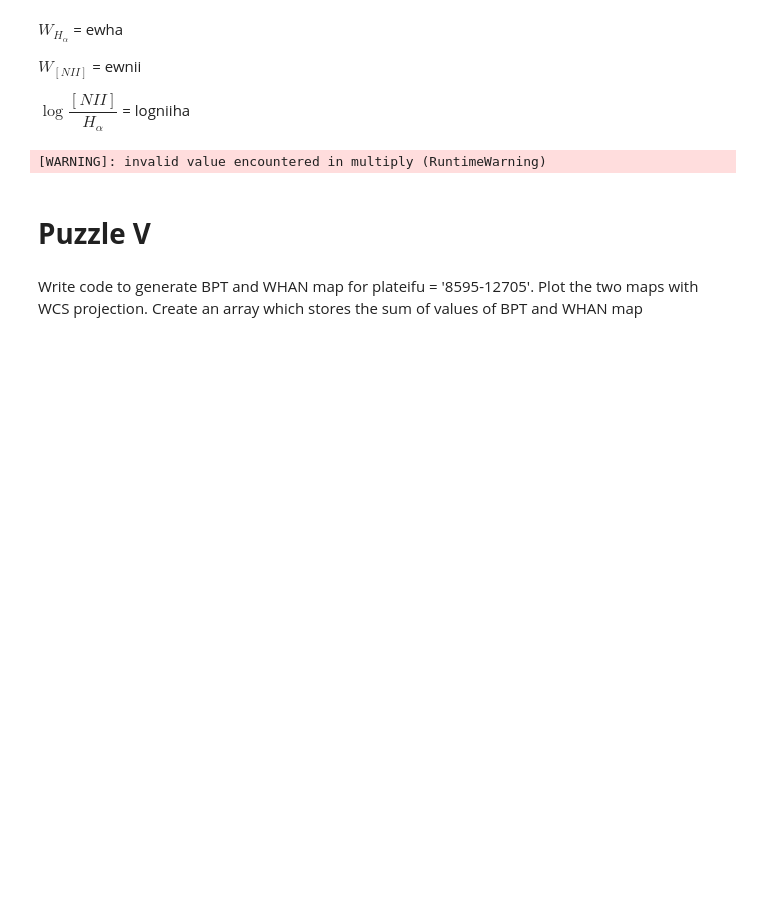
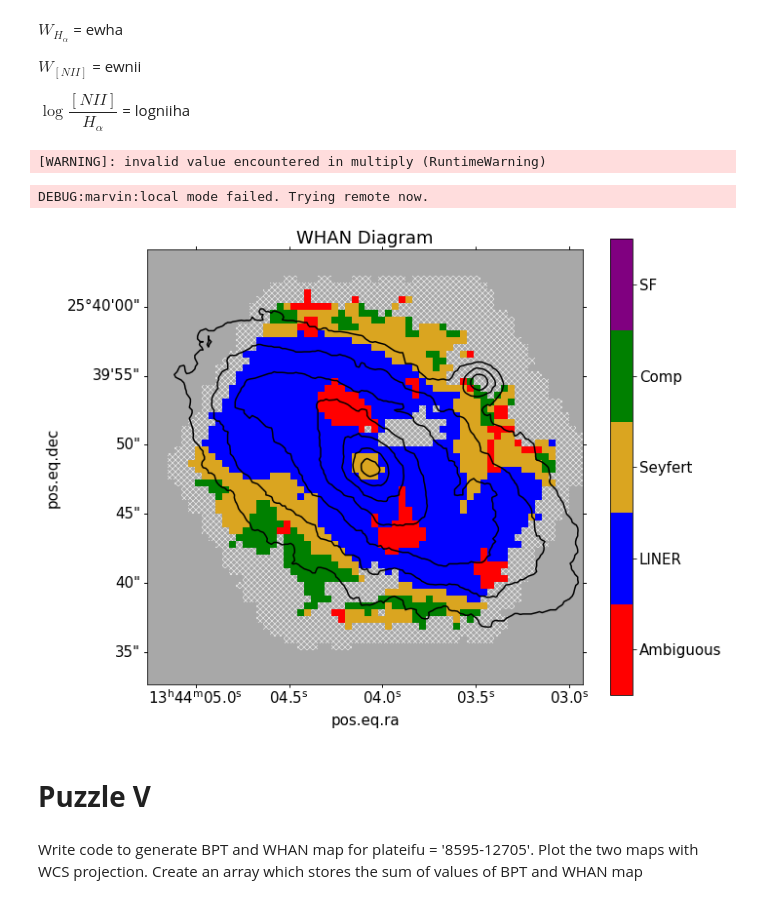
Before and after one commit to rahule-1999/DDA-python, a Jupyter notebook: Week_2/Module_2_2_Contour_Overlay_and_Emission_Line_Diagnostic_Maps.ipynb, the cells around one changed output. Saved outputs shown, nothing was run; the diff lists cells and outputs as text; code cells hidden in the pictures; blank space fills up the shorter version.

```diff
--- a/Week_2/Module_2_2_Contour_Overlay_and_Emission_Line_Diagnostic_Maps.ipynb
+++ b/Week_2/Module_2_2_Contour_Overlay_and_Emission_Line_Diagnostic_Maps.ipynb
@@ -380,12 +359,12 @@ Follow the instructions and complete the code to generate WHAN map
 maps = Maps(plateifu='8443-9101')
 
 # WHAN
-nii =                             # Get emline gaussian flux of nii with wavelength 6585
-ha =                              # Get emline gaussian flux of H alpha  with wavelength 6564
+nii = maps['emline_gflux_nii_6585']                             # Get emline gaussian flux of nii with wavelength 6585
+ha =  maps['emline_gflux_ha_6564']                            # Get emline gaussian flux of H alpha  with wavelength 6564
 niiha = nii/ha
 
-ewha =                            # Get emline_sew of H alpha  with wavelength 6564
-ewnii =                          # Get emline_sew of nii with wavelength 6585
+ewha = maps['emline_sew_ha_6564']                           # Get emline_sew of H alpha  with wavelength 6564
+ewnii = maps['emline_sew_ha_6564']                         # Get emline_sew of nii with wavelength 6585
 
 # Take the log of the NII/Ha ratio
 logniiha = np.log10(niiha.value)
@@ -405,10 +385,10 @@ $\log\dfrac{[NII]}{H_{\alpha}}$ = logniiha
 # Create the WHAN categories. Hint : Use ewha.value, ewnii.value, and logniiha
 
 psf  = (logniiha < -0.4) & (ewha.value > 3)                       # Pure Star Forming
-sagn =                                                            # Strong AGN
-wagn =                                                            # Weak AGN
-rg   =                                                            # Retired Galaxy
-pg   =                                                            # Passive Galaxy
+sagn = (logniiha > -0.4) & (ewha.value > 6)                       # Strong AGN
+wagn = (logniiha > -0.4) & ((ewha.value < 6) & (ewha.value > 3))    # Weak AGN
+rg   =  ewha.value < 3                                            # Retired Galaxy
+pg   =  (ewnii.value < 0.5) & (ewha.value < 0.5)                  # Passive Galaxy
 # %%
 # Create a custom array for a WHAN categories (we copy the EW Ha array just to get a 2d-array of the original size)
 
@@ -424,7 +404,7 @@ value[pg]   = 5     # passive galaxies
 niiha_low_snr = mapplot.mask_low_snr(niiha.value, niiha.ivar, snr_min=1)
 ewha_low_snr  = mapplot.mask_low_snr(ewha.value, ewha.ivar, snr_min=1)
 # Complete the code
-ewnii_low_snr =
+ewnii_low_snr = mapplot.mask_low_snr(ewnii.value, ewnii.ivar, snr_min=1)
 
 low_snr       = np.logical_or(niiha_low_snr, ewha_low_snr, ewnii_low_snr)
 # %% [output]
@@ -443,50 +423,54 @@ ax = fig.add_subplot(projection=maps.wcs,slices=('x','y',0))
 ax.grid(False)
 
 # Create colormap with colors 'red', 'blue', 'goldenrod', 'green', 'purple'
-cmap =
+cmap = colors.ListedColormap(['red', 'blue', 'goldenrod','green', 'purple'])
 
 # Get nocov mask from ewha map
 
 nocov = ewha.pixmask.get_mask('NOCOV')
 
 # Mapplot.plot  function call
 fig, ax, cb = mapplot.plot(value=value, ivar=ivar, mask=nocov, cmap=cmap,fig=fig,ax=ax, use_masks='NOCOV', return_cb=True, cbrange=(0.5, 5.5), title='WHAN Diagram')
 
 # Set autoscale to False
-
+ax.set_autoscale_on(False)
 
 # Get SDSS optical image
-optical =
+optical = maps.getImage()
 
 # Set the size of image cutout
+scale = maps.wcs.to_header()['PC2_2']*3600  # Gives arcsec/ pixel
 
+size = 2*maps.wcs.to_header()['CRPIX1']*scale # Give angular size in arcseconds
 
 # Get new cutout with new size
 
-
+optical.get_new_cutout(width = size, height = size)
 # Slice the optical image and get r band data
-
+filter_r = np.rot90(np.array(optical.data)[:,:,0].T )
 
 # Assign levels [60.,  90., 120., 150., 180., 210., 240.]
-levels =
+levels=[60., 90., 120., 150., 180., 210., 240.]
 
 # Create contour of filter_r and transform it using optical.wcs. Give color = 'black' and zorder=11
-
+ax.contour(filter_r, transform=ax.get_transform(optical.wcs), colors='black',levels=levels,zorder=11)
 
 # Remove default colorbar
-
+cb.remove()
 # Create new color bar
-cb =
-
+cb = plt.colorbar(ax.get_images()[1],ax=ax,anchor=(0,5),shrink=0.86)
 # Set ticks [1, 2, 3, 4, 5]
-
-
+cb.set_ticks([1, 2, 3, 4, 5])
 # Set ticklabels ['PSF', 'SAGN', 'WAGN', 'RG', 'PG']
+cb.set_ticklabels(['Ambiguous','LINER','Seyfert','Comp', 'SF'])
 
 
 # Set axes labels
 ax.set_xlabel('pos.eq.ra')
 ax.set_ylabel('pos.eq.dec')
+# %% [output]
+DEBUG:marvin:local mode failed. Trying remote now.
+[figure, added]
 # %% [markdown]
 # **Puzzle V**
 # %% [markdown]
```
Also changed, not shown: parts of 12 cells of this notebook.
